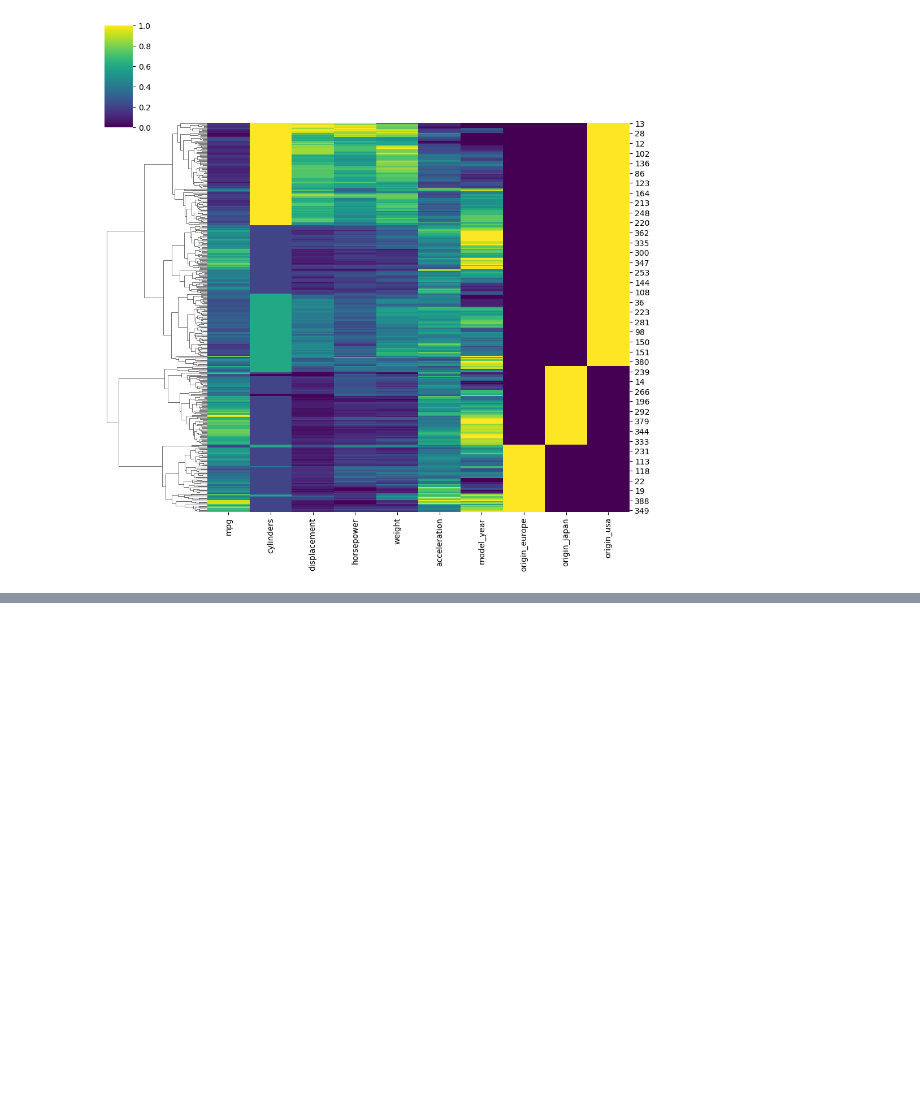
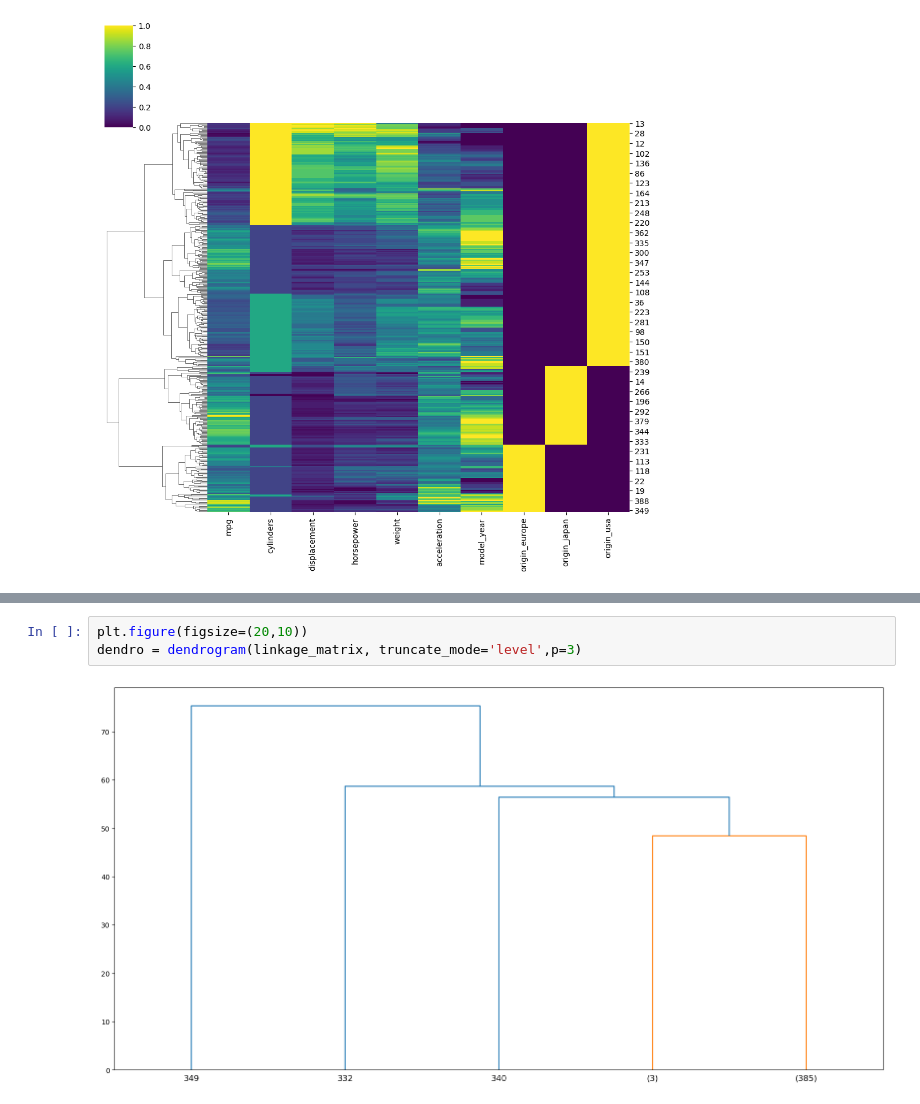
Before and after one commit to NadeemDin/ML-K-Means-Clustering, a Jupyter notebook: Hierarchical Clustering Notes.ipynb, the cells around one changed output, grey strips where cells are left out. Drawn from its saved outputs; the diff is of its cells as text; blank space fills up the shorter version.

```diff
--- a/Hierarchical Clustering Notes.ipynb
+++ b/Hierarchical Clustering Notes.ipynb
@@ -163,0 +281,5 @@ sns.clustermap(data=scaled_df,cmap='viridis',row_cluster=True,col_cluster=False)
+# %%
+plt.figure(figsize=(20,10))
+dendro = dendrogram(linkage_matrix, truncate_mode='level',p=3)
+# %% [output]
+[figure, added]
```
Also changed, not shown: parts of 32 cells of this notebook.
